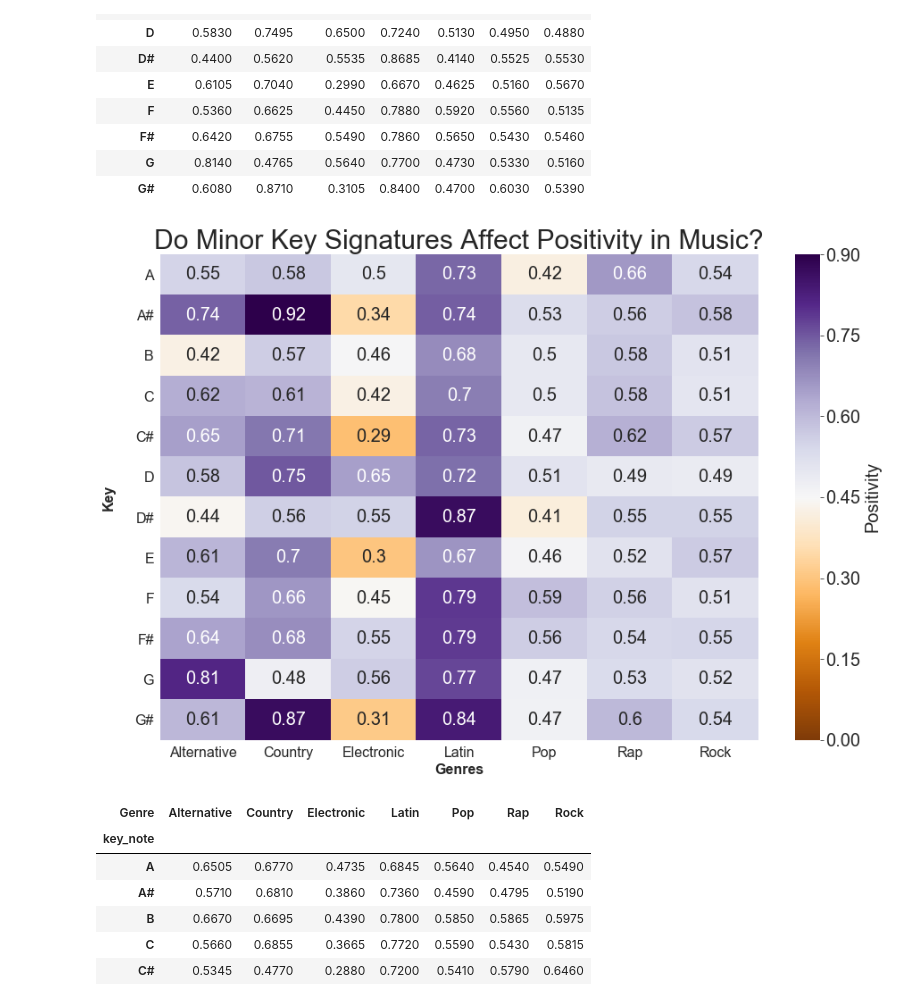
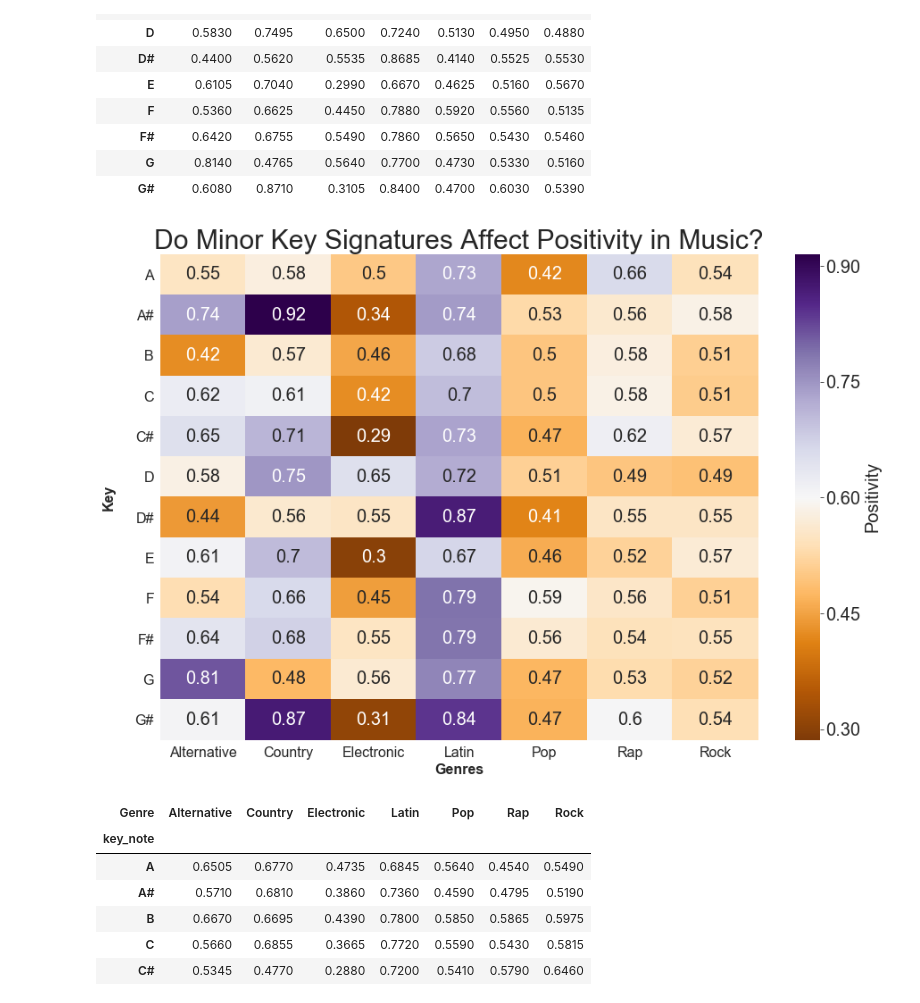
Before and after one commit to GolAbrishami/anlt232hw2, a Jupyter notebook: Final_Draft.ipynb, the cells around one changed output. Saved outputs shown, nothing was run; the diff lists cells and outputs as text; code cells hidden in the pictures.

```diff
--- a/Final_Draft.ipynb
+++ b/Final_Draft.ipynb
@@ -372,27 +372,27 @@ minor_valence
 # %%
 sns.set_context({"figure.figsize": (15, 10)})
 ax = sns.heatmap(minor_valence, cmap= 'PuOr',annot= True, fmt='0.2', annot_kws={'fontsize':20},
-                 cbar_kws={'label': 'Positivity'}, vmin =0, vmax = 0.9)
+                 cbar_kws={'label': 'Positivity'})
 cbar = ax.collections[0].colorbar
 cbar.ax.tick_params(labelsize=20)
 
 
 ax.figure.axes[-1].yaxis.label.set_size(20)
 
 plt.yticks(rotation = 0)
 
 plt.title('Do Minor Key Signatures Affect Positivity in Music?',fontsize=30)
 plt.ylabel('Key\n',fontsize=20, weight = "bold").set_rotation(90)
 plt.xlabel('Genres',fontsize=20, weight = "bold").set_rotation(0)
 
 #Set fonts to consistent 16pt size
 for item in ([ax.xaxis.label, ax.yaxis.label] +
              ax.get_xticklabels() + ax.get_yticklabels()):
     item.set_fontsize(16)
 
 plt.show()
 # %% [output]
-[figure, old version]
+[figure, new version]
 # %%
 major_valence = pd.pivot_table(genres_major,values='audio_valence',
                                            index='key_note', columns='Genre', aggfunc=np.median)
```
Also changed, not shown: parts of 6 cells of this notebook.
